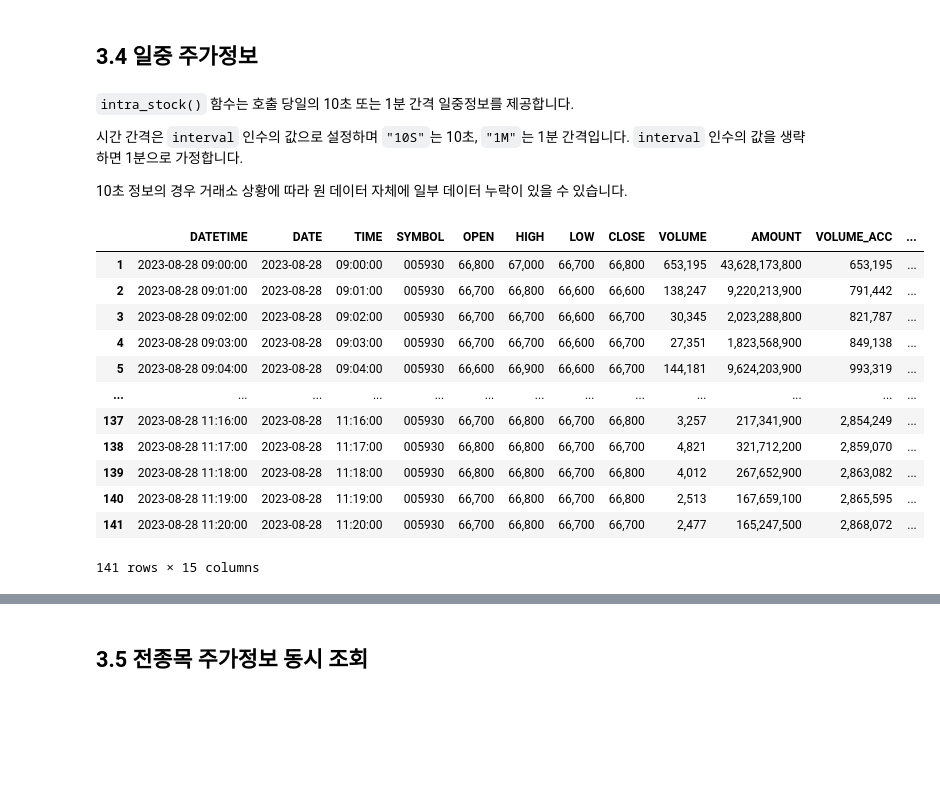
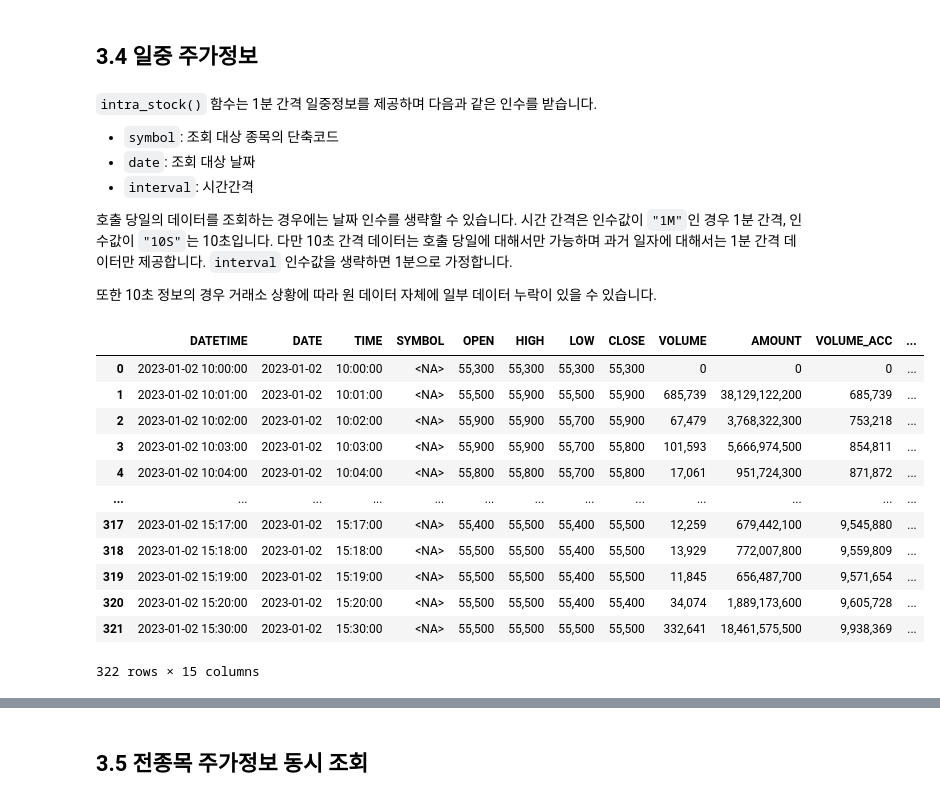
Before and after one commit to koscom/kquant, a Jupyter notebook: docs/tutorials/tutorial03.ipynb, the cells around one changed output, grey strips where cells are left out. Cells and saved outputs as stored; diff of their text form; code cells hidden in the pictures; blank space fills up the shorter version.

```diff
--- a/docs/tutorials/tutorial03.ipynb
+++ b/docs/tutorials/tutorial03.ipynb
@@ -116,26 +116,34 @@ kq.daily_stock("005930")
 # %% [markdown]
 ## 3.4 일중 주가정보
 # %% [markdown]
-`intra_stock()` 함수는 호출 당일의 10초 또는 1분 간격 일중정보를 제공합니다.
+`intra_stock()` 함수는 1분 간격 일중정보를 제공하며 다음과 같은 인수를 받습니다.
 
-시간 간격은 `interval` 인수의 값으로 설정하며 `"10S"`는 10초, `"1M"`는 1분 간격입니다.
-`interval` 인수의 값을 생략하면 1분으로 가정합니다.
+- `symbol`: 조회 대상 종목의 단축코드
+- `date`: 조회 대상 날짜
+- `interval`: 시간간격
 
-10초 정보의 경우 거래소 상황에 따라 원 데이터 자체에 일부 데이터 누락이 있을 수 있습니다.
+
+호출 당일의 데이터를 조회하는 경우에는 날짜 인수를 생략할 수 있습니다.
+시간 간격은 인수값이 `"1M"`인 경우 1분 간격, 인수값이 `"10S"`는 10초입니다.
+다만 10초 간격 데이터는 호출 당일에 대해서만 가능하며
+과거 일자에 대해서는 1분 간격 데이터만 제공합니다.
+`interval` 인수값을 생략하면 1분으로 가정합니다.
+
+또한 10초 정보의 경우 거래소 상황에 따라 원 데이터 자체에 일부 데이터 누락이 있을 수 있습니다.
 # %%
 # 1분 간격 일중정보
-kq.intra_stock("005930")
+kq.intra_stock("005930", "2023-01-02")
 # %% [output]
 |  | DATETIME | DATE | TIME | SYMBOL | OPEN | HIGH | LOW | CLOSE | VOLUME | AMOUNT | VOLUME_ACC | ... |
-| 1 | 2023-08-28 09:00:00 | 2023-08-28 | 09:00:00 | 005930 | 66,800 | 67,000 | 66,700 | 66,800 | 653,195 | 43,628,173,800 | 653,195 | ... |
-| 2 | 2023-08-28 09:01:00 | 2023-08-28 | 09:01:00 | 005930 | 66,700 | 66,800 | 66,600 | 66,600 | 138,247 | 9,220,213,900 | 791,442 | ... |
-| 3 | 2023-08-28 09:02:00 | 2023-08-28 | 09:02:00 | 005930 | 66,700 | 66,700 | 66,600 | 66,700 | 30,345 | 2,023,288,800 | 821,787 | ... |
-| 4 | 2023-08-28 09:03:00 | 2023-08-28 | 09:03:00 | 005930 | 66,700 | 66,700 | 66,600 | 66,700 | 27,351 | 1,823,568,900 | 849,138 | ... |
-| 5 | 2023-08-28 09:04:00 | 2023-08-28 | 09:04:00 | 005930 | 66,600 | 66,900 | 66,600 | 66,700 | 144,181 | 9,624,203,900 | 993,319 | ... |
+| 0 | 2023-01-02 10:00:00 | 2023-01-02 | 10:00:00 | <NA> | 55,300 | 55,300 | 55,300 | 55,300 | 0 | 0 | 0 | ... |
+| 1 | 2023-01-02 10:01:00 | 2023-01-02 | 10:01:00 | <NA> | 55,500 | 55,900 | 55,500 | 55,900 | 685,739 | 38,129,122,200 | 685,739 | ... |
+| 2 | 2023-01-02 10:02:00 | 2023-01-02 | 10:02:00 | <NA> | 55,900 | 55,900 | 55,700 | 55,900 | 67,479 | 3,768,322,300 | 753,218 | ... |
+| 3 | 2023-01-02 10:03:00 | 2023-01-02 | 10:03:00 | <NA> | 55,900 | 55,900 | 55,700 | 55,800 | 101,593 | 5,666,974,500 | 854,811 | ... |
+| 4 | 2023-01-02 10:04:00 | 2023-01-02 | 10:04:00 | <NA> | 55,800 | 55,800 | 55,700 | 55,800 | 17,061 | 951,724,300 | 871,872 | ... |
 | ... | ... | ... | ... | ... | ... | ... | ... | ... | ... | ... | ... | ... |
-| 137 | 2023-08-28 11:16:00 | 2023-08-28 | 11:16:00 | 005930 | 66,700 | 66,800 | 66,700 | 66,800 | 3,257 | 217,341,900 | 2,854,249 | ... |
-| 138 | 2023-08-28 11:17:00 | 2023-08-28 | 11:17:00 | 005930 | 66,800 | 66,800 | 66,700 | 66,700 | 4,821 | 321,712,200 | 2,859,070 | ... |
-| 139 | 2023-08-28 11:18:00 | 2023-08-28 | 11:18:00 | 005930 | 66,800 | 66,800 | 66,700 | 66,800 | 4,012 | 267,652,900 | 2,863,082 | ... |
-| 140 | 2023-08-28 11:19:00 | 2023-08-28 | 11:19:00 | 005930 | 66,700 | 66,800 | 66,700 | 66,800 | 2,513 | 167,659,100 | 2,865,595 | ... |
-| 141 | 2023-08-28 11:20:00 | 2023-08-28 | 11:20:00 | 005930 | 66,700 | 66,800 | 66,700 | 66,700 | 2,477 | 165,247,500 | 2,868,072 | ... |
+| 317 | 2023-01-02 15:17:00 | 2023-01-02 | 15:17:00 | <NA> | 55,400 | 55,500 | 55,400 | 55,500 | 12,259 | 679,442,100 | 9,545,880 | ... |
+| 318 | 2023-01-02 15:18:00 | 2023-01-02 | 15:18:00 | <NA> | 55,500 | 55,500 | 55,400 | 55,500 | 13,929 | 772,007,800 | 9,559,809 | ... |
+| 319 | 2023-01-02 15:19:00 | 2023-01-02 | 15:19:00 | <NA> | 55,500 | 55,500 | 55,400 | 55,500 | 11,845 | 656,487,700 | 9,571,654 | ... |
+| 320 | 2023-01-02 15:20:00 | 2023-01-02 | 15:20:00 | <NA> | 55,500 | 55,500 | 55,400 | 55,400 | 34,074 | 1,889,173,600 | 9,605,728 | ... |
+| 321 | 2023-01-02 15:30:00 | 2023-01-02 | 15:30:00 | <NA> | 55,500 | 55,500 | 55,500 | 55,500 | 332,641 | 18,461,575,500 | 9,938,369 | ... |
-141 rows × 15 columns
+322 rows × 15 columns
```
Also changed, not shown: parts of 7 cells of this notebook, 5 other files.
